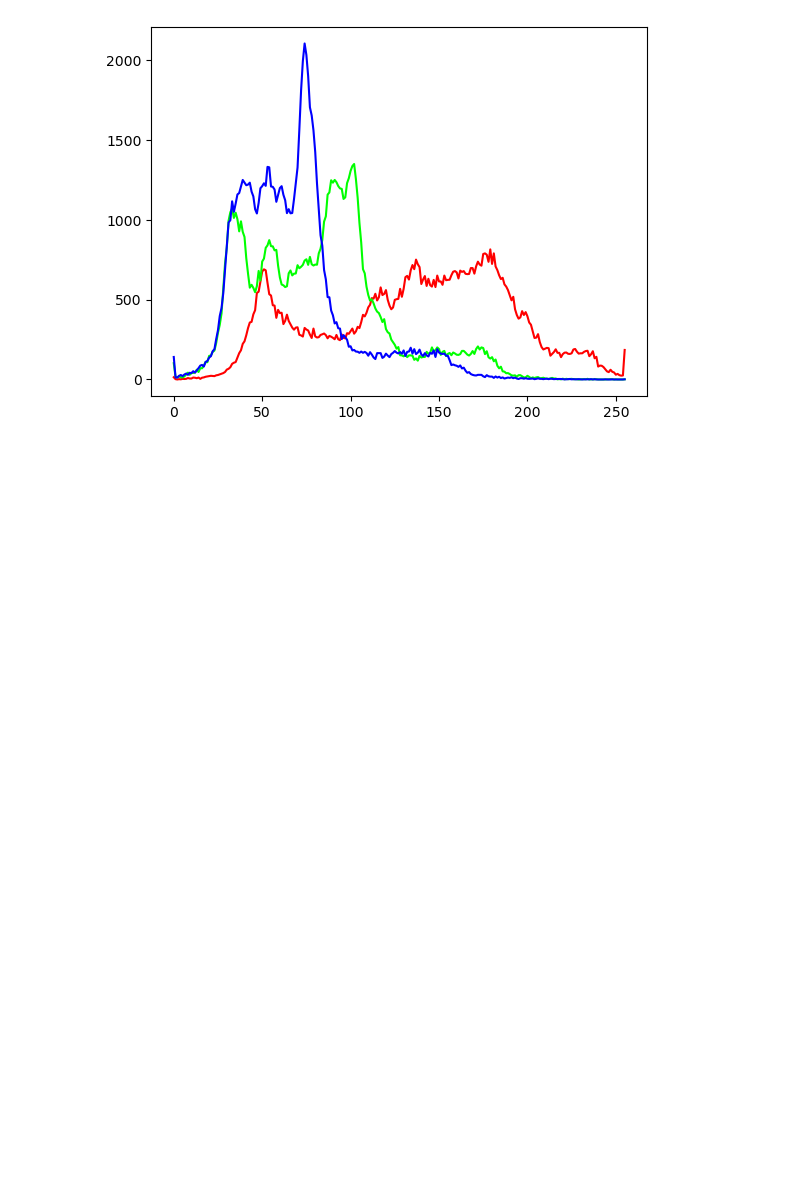
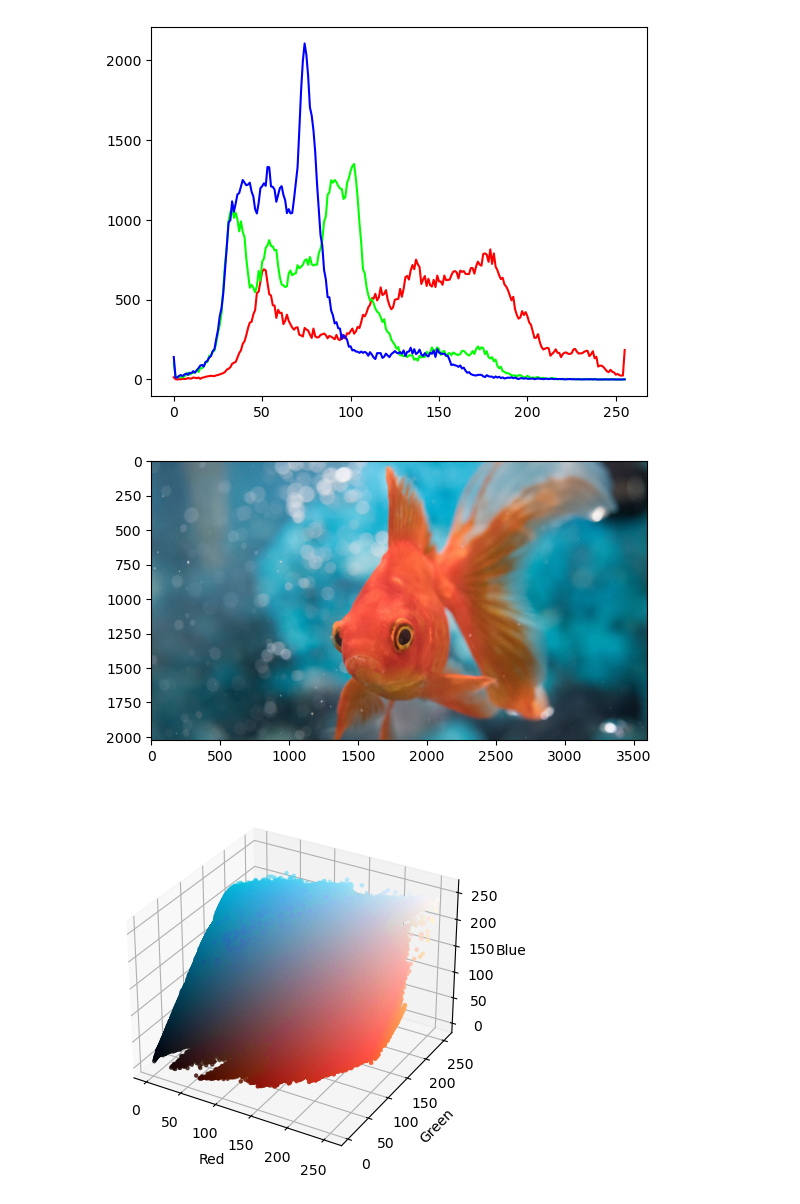
Before and after one commit to NatGri/Image-Processing-And-Computer-Vision, a Jupyter notebook: Projects/Projects/Lecture4/Lecture4.ipynb, the cells around one changed output. Drawn from its saved outputs; the diff is of its cells as text; code cells hidden in the pictures; blank space fills up the shorter version.

```diff
--- a/Projects/Projects/Lecture4/Lectture4.ipynb
+++ b/Projects/Projects/Lecture4/Lecture4.ipynb
@@ -106,3 +106,39 @@ plt.show()
 # %% [output]
 [figure]
 [figure]
+# %%
+import matplotlib.pyplot as plt
+from matplotlib import colors
+import numpy as np
+import cv2
+
+M_GF = cv2.imread('../Practice-Images/goldfish.jpg')
+M_GF = cv2.cvtColor(M_GF, cv2.COLOR_BGR2RGB)
+plt.imshow(M_GF)
+plt.show()
+
+# 3D Projection:
+fig = plt.figure()
+axis = fig.add_subplot(1,1,1,projection = '3d')
+
+# Extract the colour channels
+r,g,b = cv2.split(M_GF)
+
+# Normalize the pixel colours and save them in a list
+# PC = pixel colours is a 2D array, the size of the total pixels of the image (height x width), with 3 values (RGB) for each pixel.
+PC = M_GF.reshape(np.shape(M_GF)[0]*np.shape(M_GF)[1],3)
+
+# Normalize colours from 0-255 -> 0-1
+norm = colors.Normalize(vmin=-1.,vmax=1.)
+norm.autoscale(PC)
+PC = norm(PC).tolist()
+
+# Plot the graph:
+axis.scatter(r.flatten(),g.flatten(),b.flatten(),facecolors=PC,marker='.')
+axis.set_xlabel('Red')
+axis.set_ylabel('Green')
+axis.set_zlabel('Blue')
+plt.show()
+# %% [output]
+[figure, added]
+[figure, added]
```
Also changed, not shown: parts of 1 cell of this notebook, 7 other files.
